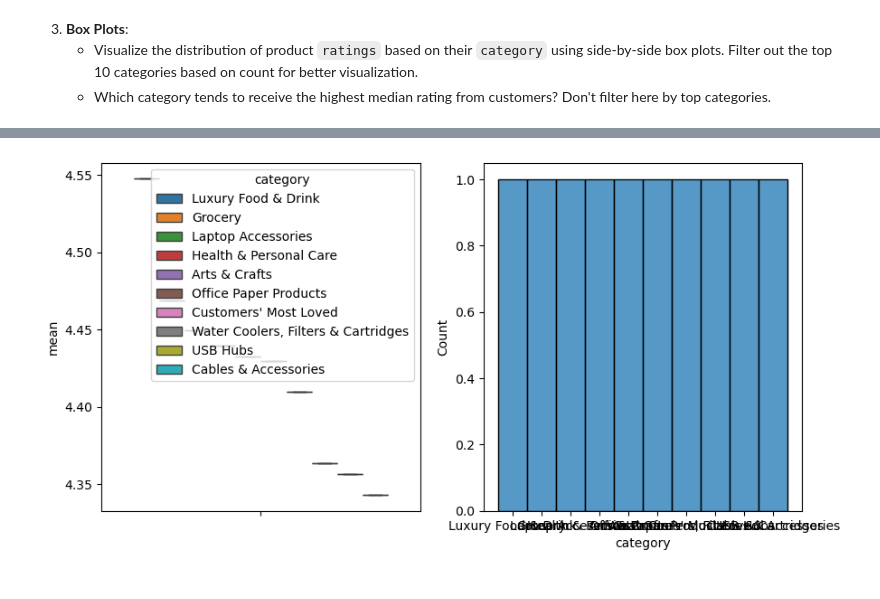
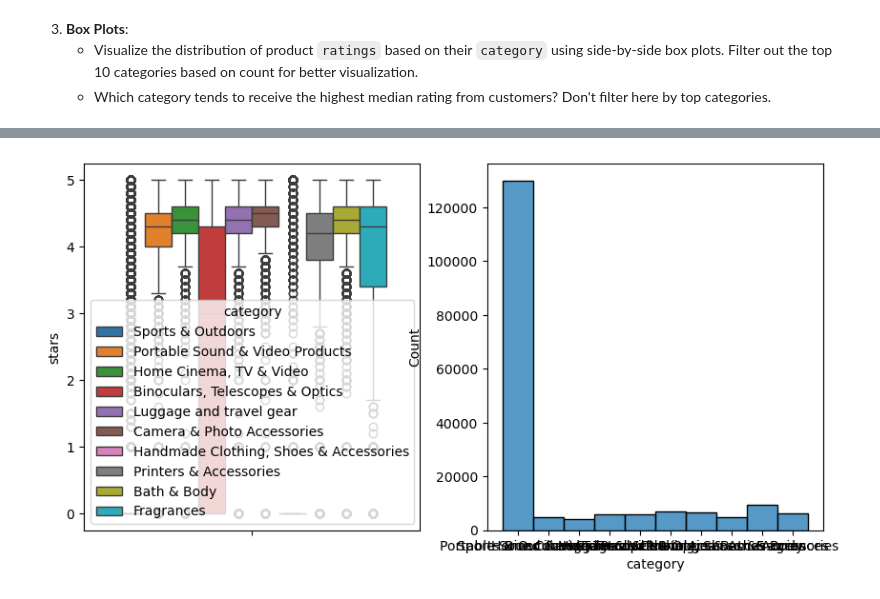
Before and after one commit to GuiHaasBR/lab-eda-bivariate, a Jupyter notebook: lab_bivariate.ipynb, the cells around one changed output, grey strips where cells are left out. Drawn from its saved outputs; the diff is of its cells as text; code cells hidden in the pictures.

```diff
--- a/lab_bivariate.ipynb
+++ b/lab_bivariate.ipynb
@@ -25,0 +8,8 @@ df.head()
+# %%
+#path = kagglehub.dataset_download("asaniczka/uk-optimal-product-price-prediction")
+
+#print("Path to dataset files:", path)
+
+df = pd.read_csv(r'..\lab-eda-bivariate\amz_uk_price_prediction_dataset.csv')
+
+df.head()
@@ -294,0 +256,3 @@ plt.show()
+# %%
+top10 = df2['category'].value_counts().nlargest(10).index
+sns.boxplot(data=df2[df2['category'].isin(top10)], x='category', y='stars')
@@ -295,7 +262,7 @@ plt.show()
 # %%
 fig, axes = plt.subplots(1,2,figsize=(10,5))
-sns.boxplot(data=df6, y='mean', hue='category',ax=axes[0])
-sns.histplot(data=df6, x='category',ax=axes[1])
+sns.boxplot(data=df2[df2['category'].isin(top10)], y='stars', hue='category',ax=axes[0])
+sns.histplot(data=df2[df2['category'].isin(top10)], x='category',ax=axes[1])
 plt.show()
 # %% [output]
-[figure, old version]
+[figure, new version]
```
Also changed, not shown: parts of 28 cells of this notebook.
